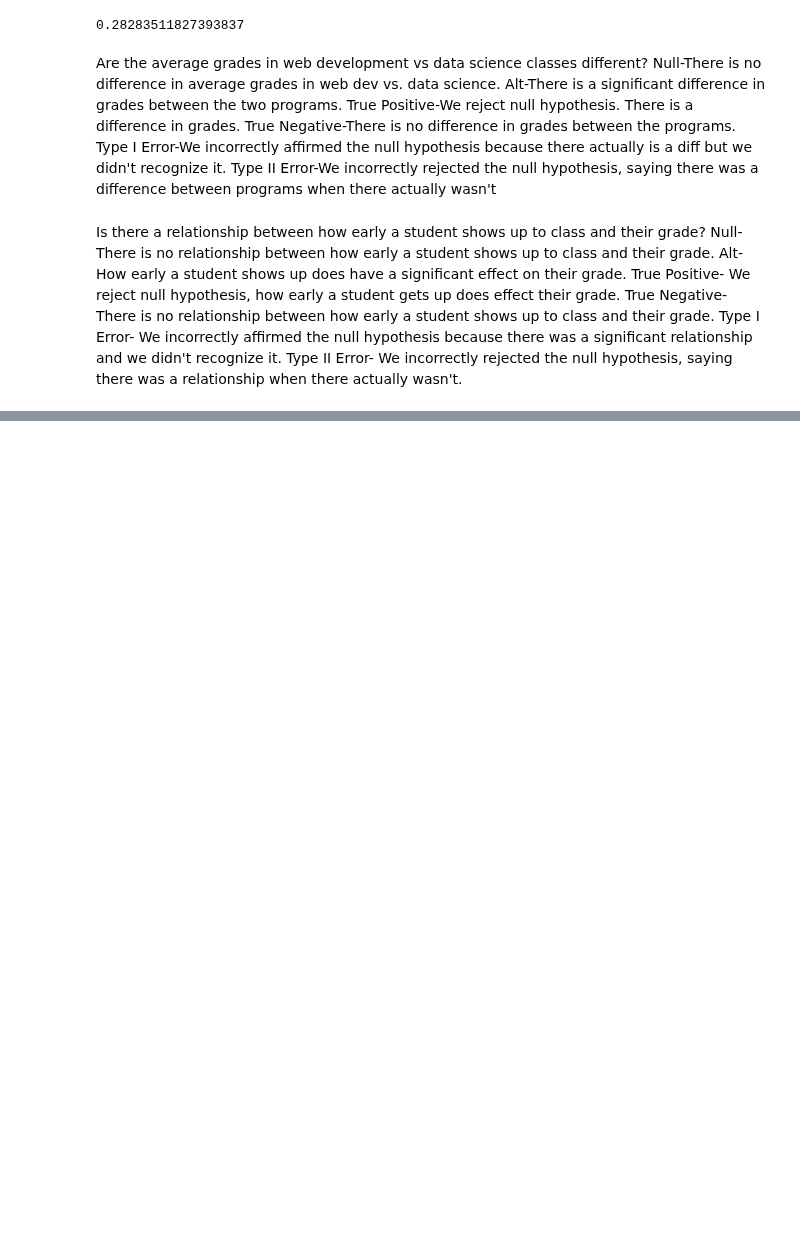
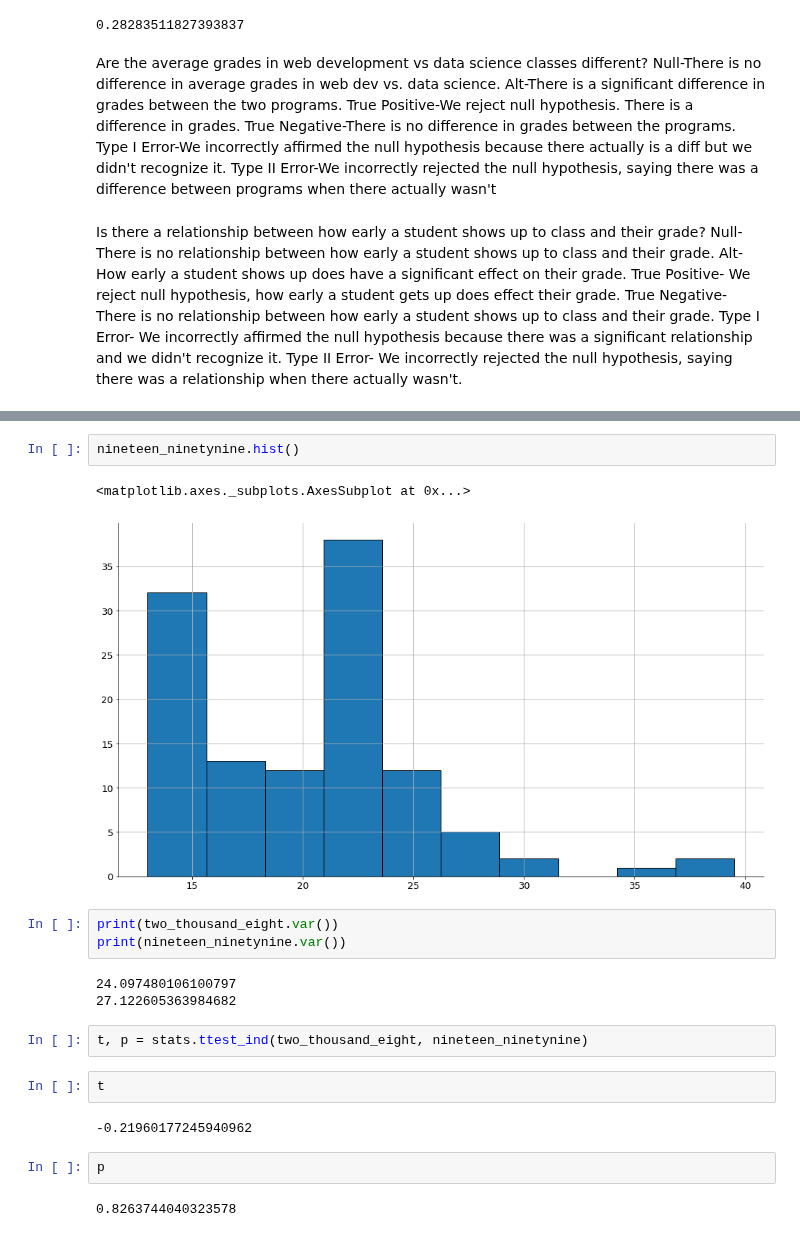
Before and after one commit to matt-c-knight/statistics-exercises, a Jupyter notebook: statistics-exercises/hypothesis_testing.ipynb, the cells around one changed output, grey strips where cells are left out. Cells and saved outputs as stored; diff of their text form; blank space fills up the shorter version.

```diff
--- a/statistics-exercises/hypothesis_testing.ipynb
+++ b/statistics-exercises/hypothesis_testing.ipynb
@@ -104,0 +155,21 @@ Type I Error-We incorrectly affirmed the null
+# %%
+nineteen_ninetynine.hist()
+# %% [output]
+<matplotlib.axes._subplots.AxesSubplot at 0x...>
+[figure, added]
+# %%
+print(two_thousand_eight.var())
+print(nineteen_ninetynine.var())
+# %% [output]
+24.097480106100797
+27.122605363984682
+# %%
+t, p = stats.ttest_ind(two_thousand_eight, nineteen_ninetynine)
+# %%
+t
+# %% [output]
+-0.21960177245940962
+# %%
+p
+# %% [output]
+0.8263744040323578
```
Also changed, not shown: parts of 24 cells of this notebook.
